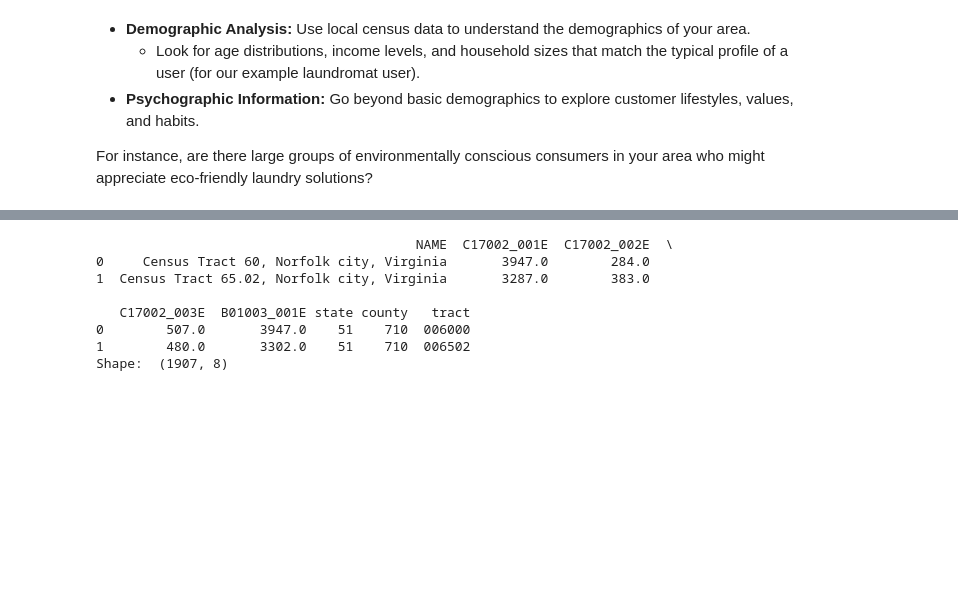
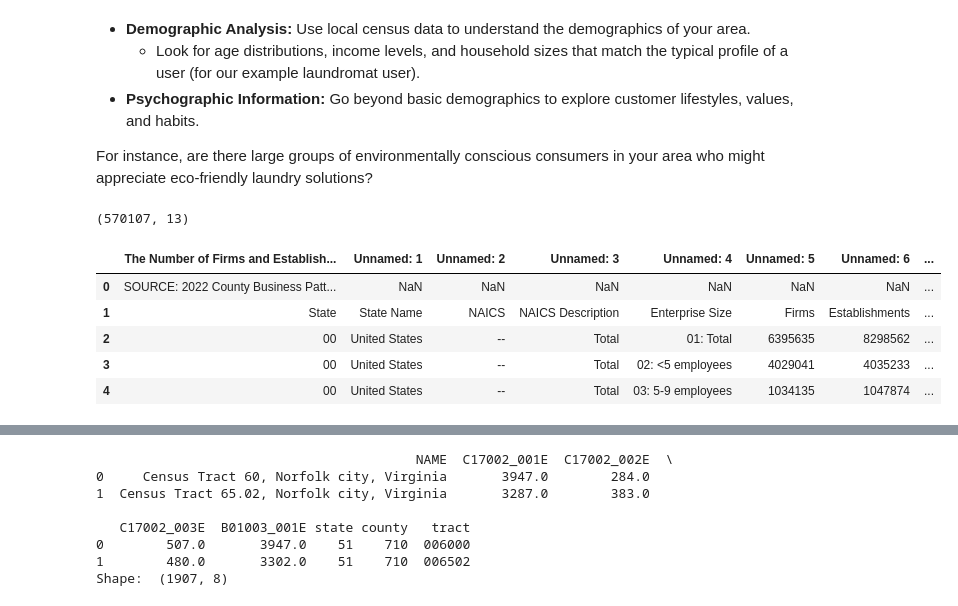
Before and after one commit to beauvilerobed/compass, a Jupyter notebook: strategy.ipynb, the cells around one changed output, grey strips where cells are left out. Saved outputs shown, nothing was run; the diff lists cells and outputs as text; code cells hidden in the pictures; blank space fills up the shorter version.

```diff
--- a/strategy.ipynb
+++ b/strategy.ipynb
@@ -39,0 +42,13 @@ from ipython_config import CENSUS_KEY
+# %%
+stats.shape
+# %% [output]
+(570107, 13)
+# %%
+stats.head()
+# %% [output]
+|  | The Number of Firms and Establish... | Unnamed: 1 | Unnamed: 2 | Unnamed: 3 | Unnamed: 4 | Unnamed: 5 | Unnamed: 6 | ... |
+| 0 | SOURCE: 2022 County Business Patt... | NaN | NaN | NaN | NaN | NaN | NaN | ... |
+| 1 | State | State Name | NAICS | NAICS Description | Enterprise Size | Firms | Establishments | ... |
+| 2 | 00 | United States | -- | Total | 01: Total | 6395635 | 8298562 | ... |
+| 3 | 00 | United States | -- | Total | 02: <5 employees | 4029041 | 4035233 | ... |
+| 4 | 00 | United States | -- | Total | 03: 5-9 employees | 1034135 | 1047874 | ... |
```
Also changed, not shown: parts of 11 cells of this notebook.
